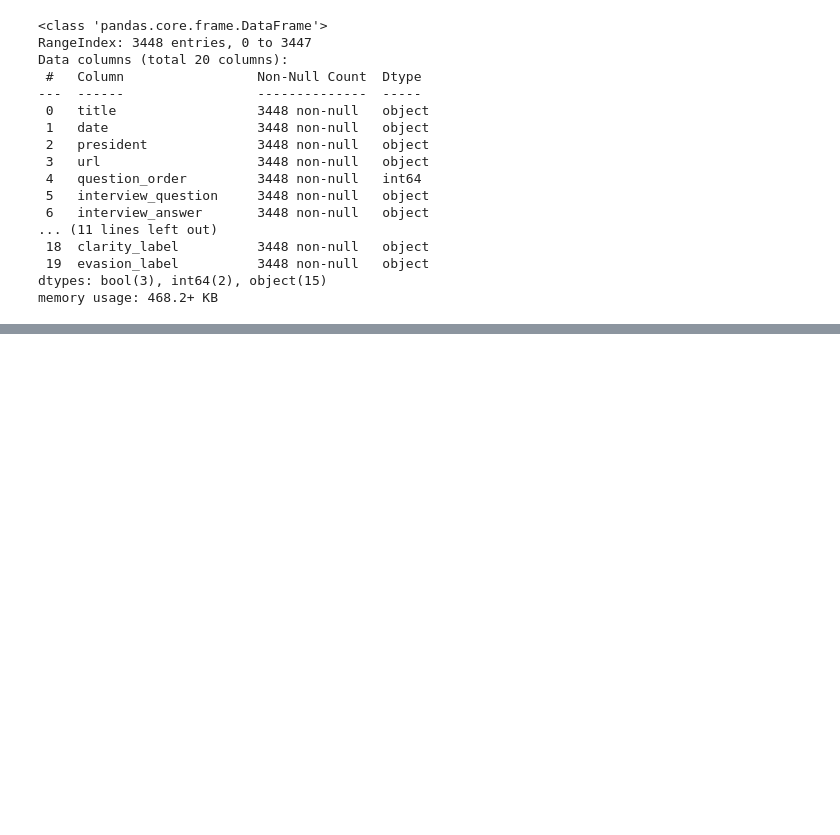
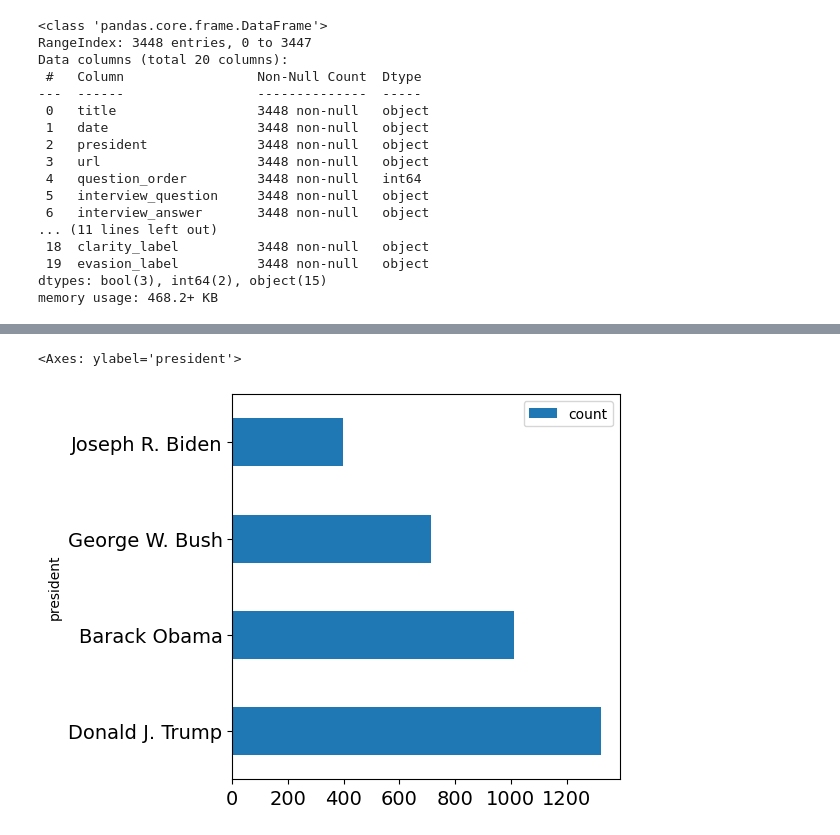
Before and after one commit to Akseldindisyan/CS445_CLARITY_Unmasking-Political-Question-Evasions, a Jupyter notebook: CS445.ipynb, the cells around one changed output, grey strips where cells are left out. Cells and saved outputs as stored; diff of their text form; code cells hidden in the pictures; blank space fills up the shorter version.

Commit message:
eda graphs

```diff
--- a/CS445.ipynb
+++ b/CS445.ipynb
@@ -94,0 +107,7 @@ df_train = df_train.drop(["annotator1","annotator2","annotator3"], axis=1)
+# %%
+#Occurance of each person
+president_occurence = df_train["president"].value_counts()
+president_occurence.plot(kind="barh",legend=True,figsize=(5,5),fontsize=14,title= "President Occurance")
+# %% [output]
+<Axes: ylabel='president'>
+[figure, added]
```
Also changed, not shown: parts of 5 cells of this notebook.
